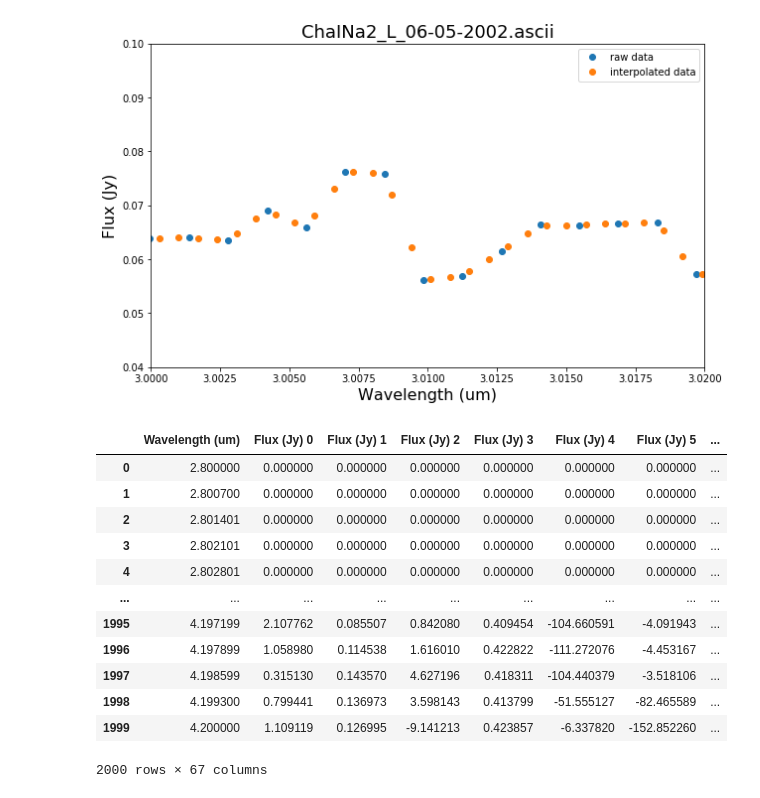
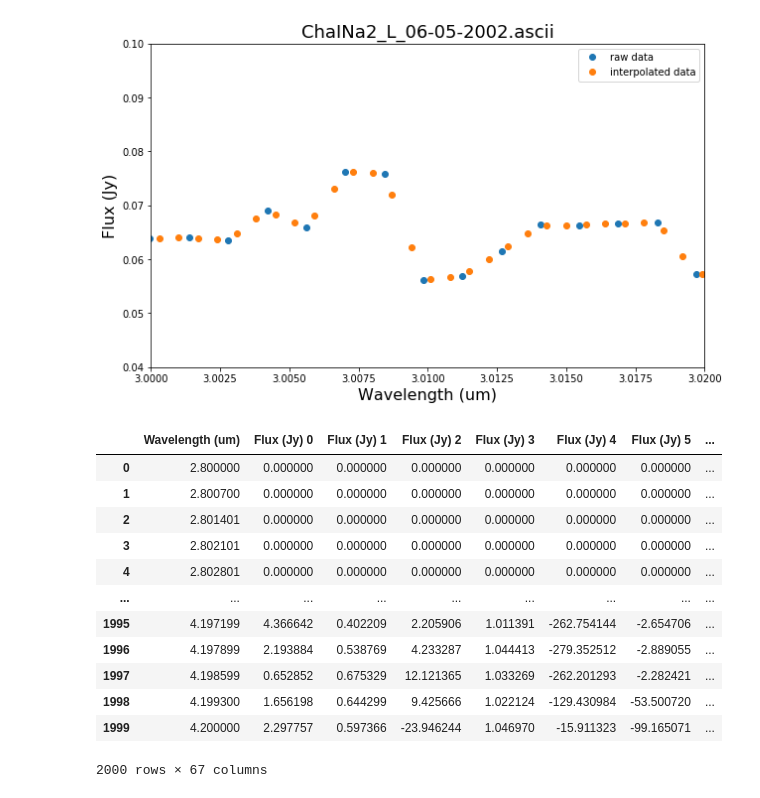
Before and after one commit to claraross1/ross_thesis, a Jupyter notebook: L spectra/VLT-ISAAC workspace.ipynb, the cells around one changed output. Saved outputs shown, nothing was run; the diff lists cells and outputs as text; code cells hidden in the pictures.

```diff
--- a/L spectra/VLT-ISAAC workspace.ipynb
+++ b/L spectra/VLT-ISAAC workspace.ipynb
@@ -138,6 +138,29 @@ def normalize(file):
 
 
     return df["Wavelength (um)"],y_val_norm
+# %%
+def normalize(file):
+    df = import_file(file)
+
+    # exclude outliers from the data; limit range
+    df1 = df[df["Statistical Error (Jy)"]<0.1]
+
+    # fit curve to the data
+    x_val,y_val,err = df1["Wavelength (um)"],df1["Flux (Jy)"],df1["Statistical Error (Jy)"]
+    def polyfunc(x, a, b, c, d):
+        return a*x**3 + b*x**2 + c*x + d #polynomial fit
+    popt, _ = curve_fit(polyfunc, x_val, y_val)
+    a,b,c,d = popt
+    y_resid = polyfunc(x_val, *popt)
+
+    # normalize (divide max flux from entire dataset)
+    max_val = max(polyfunc(x_val,*popt))
+    y_val_norm = df["Flux (Jy)"]/max_val
+
+    df_norm = pd.DataFrame()
+    df_norm["Wavelength (um)"] = df["Wavelength (um)"]
+    df_norm["Flux (Jy)"] = y_val_norm
+    return df_norm
 # %%
 # check that it normalizes the max value to one
 
@@ -443,7 +466,7 @@ df_all
 # %%
-fig=plt.figure(1,figsize=(10,6))
-ax1=fig.add_subplot(111)
-for i in range(6):
-    ax1.plot(df_all["Wavelength (um)"],df_all["Flux (Jy) "+str(i)],'o')
-ax1.set_xlim(3.05,3.052)
-ax1.set_ylim(0,0.3)
+# fig=plt.figure(1,figsize=(10,6))
+# ax1=fig.add_subplot(111)
+# for i in range(6):
+#     ax1.plot(df_all["Wavelength (um)"],df_all["Flux (Jy)"+str(i)],'o')
+# ax1.set_xlim(3.05,3.052)
+# ax1.set_ylim(0,0.3)
@@ -498,29 +518,29 @@ ax1.legend()
 # %%
 ### combine all files
 
 waves = np.linspace(2.8,4.2,num=2000)
 
 df_all = pd.DataFrame()
 df_all["Wavelength (um)"] = waves
 for i in range(len(file_names)):
-    df = import_file(file_names[i])
+    df = normalize(file_names[i]) # or import_file(file_names[i])
     wd = df["Wavelength (um)"]
     fd = df["Flux (Jy)"]
     fd_int = np.interp(waves,wd,fd)
     df_all["Flux (Jy) "+str(i)] = fd_int
 
 df_all
 # %% [output]
 |  | Wavelength (um) | Flux (Jy) 0 | Flux (Jy) 1 | Flux (Jy) 2 | Flux (Jy) 3 | Flux (Jy) 4 | Flux (Jy) 5 | ... |
 | 0 | 2.800000 | 0.000000 | 0.000000 | 0.000000 | 0.000000 | 0.000000 | 0.000000 | ... |
 | 1 | 2.800700 | 0.000000 | 0.000000 | 0.000000 | 0.000000 | 0.000000 | 0.000000 | ... |
 | 2 | 2.801401 | 0.000000 | 0.000000 | 0.000000 | 0.000000 | 0.000000 | 0.000000 | ... |
 | 3 | 2.802101 | 0.000000 | 0.000000 | 0.000000 | 0.000000 | 0.000000 | 0.000000 | ... |
 | 4 | 2.802801 | 0.000000 | 0.000000 | 0.000000 | 0.000000 | 0.000000 | 0.000000 | ... |
 | ... | ... | ... | ... | ... | ... | ... | ... | ... |
-| 1995 | 4.197199 | 2.107762 | 0.085507 | 0.842080 | 0.409454 | -104.660591 | -4.091943 | ... |
-| 1996 | 4.197899 | 1.058980 | 0.114538 | 1.616010 | 0.422822 | -111.272076 | -4.453167 | ... |
-| 1997 | 4.198599 | 0.315130 | 0.143570 | 4.627196 | 0.418311 | -104.440379 | -3.518106 | ... |
-| 1998 | 4.199300 | 0.799441 | 0.136973 | 3.598143 | 0.413799 | -51.555127 | -82.465589 | ... |
-| 1999 | 4.200000 | 1.109119 | 0.126995 | -9.141213 | 0.423857 | -6.337820 | -152.852260 | ... |
+| 1995 | 4.197199 | 4.366642 | 0.402209 | 2.205906 | 1.011391 | -262.754144 | -2.654706 | ... |
+| 1996 | 4.197899 | 2.193884 | 0.538769 | 4.233287 | 1.044413 | -279.352512 | -2.889055 | ... |
+| 1997 | 4.198599 | 0.652852 | 0.675329 | 12.121365 | 1.033269 | -262.201293 | -2.282421 | ... |
+| 1998 | 4.199300 | 1.656198 | 0.644299 | 9.425666 | 1.022124 | -129.430984 | -53.500720 | ... |
+| 1999 | 4.200000 | 2.297757 | 0.597366 | -23.946244 | 1.046970 | -15.911323 | -99.165071 | ... |
 2000 rows × 67 columns
```
Also changed, not shown: parts of 11 cells of this notebook.
